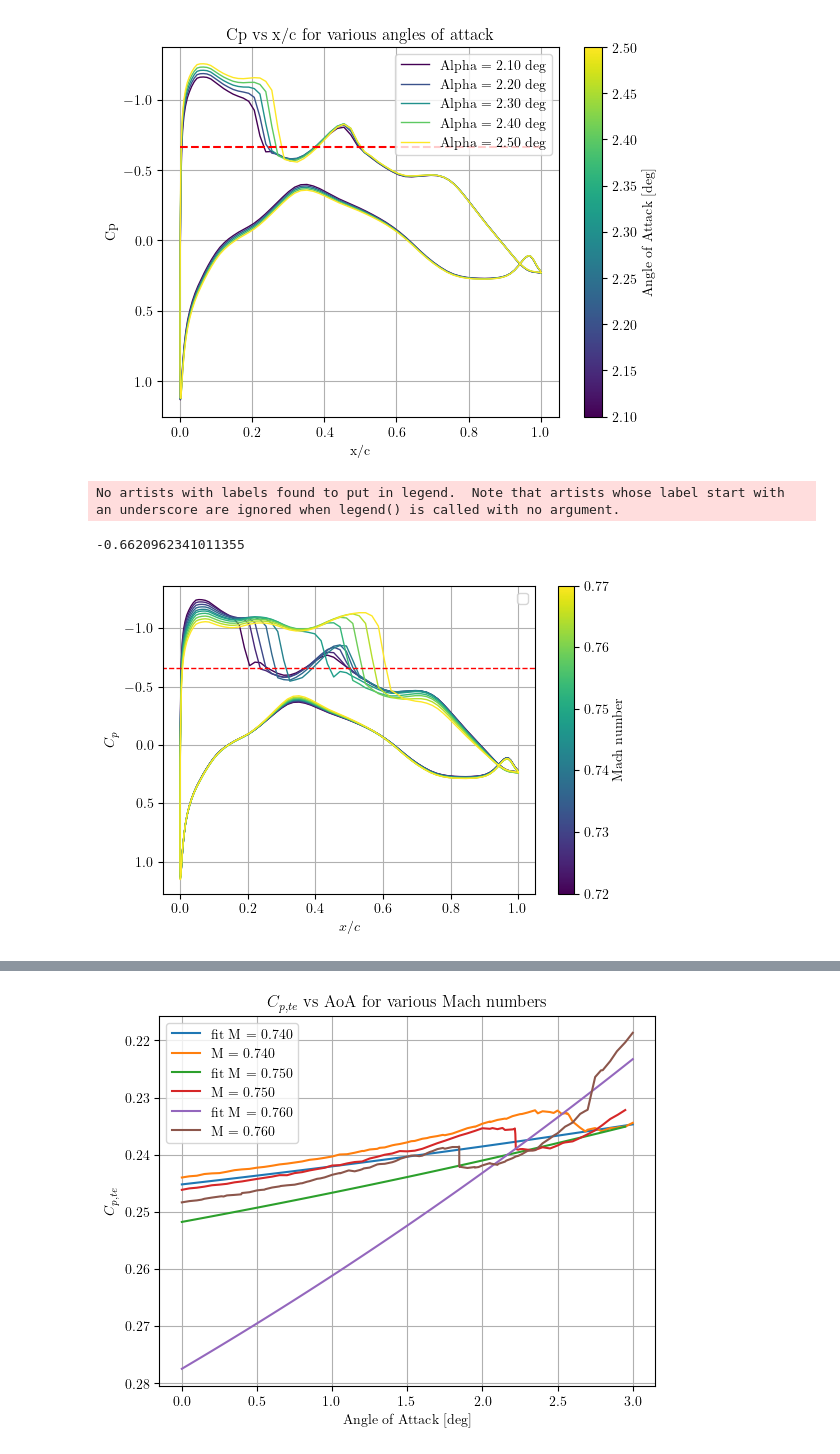
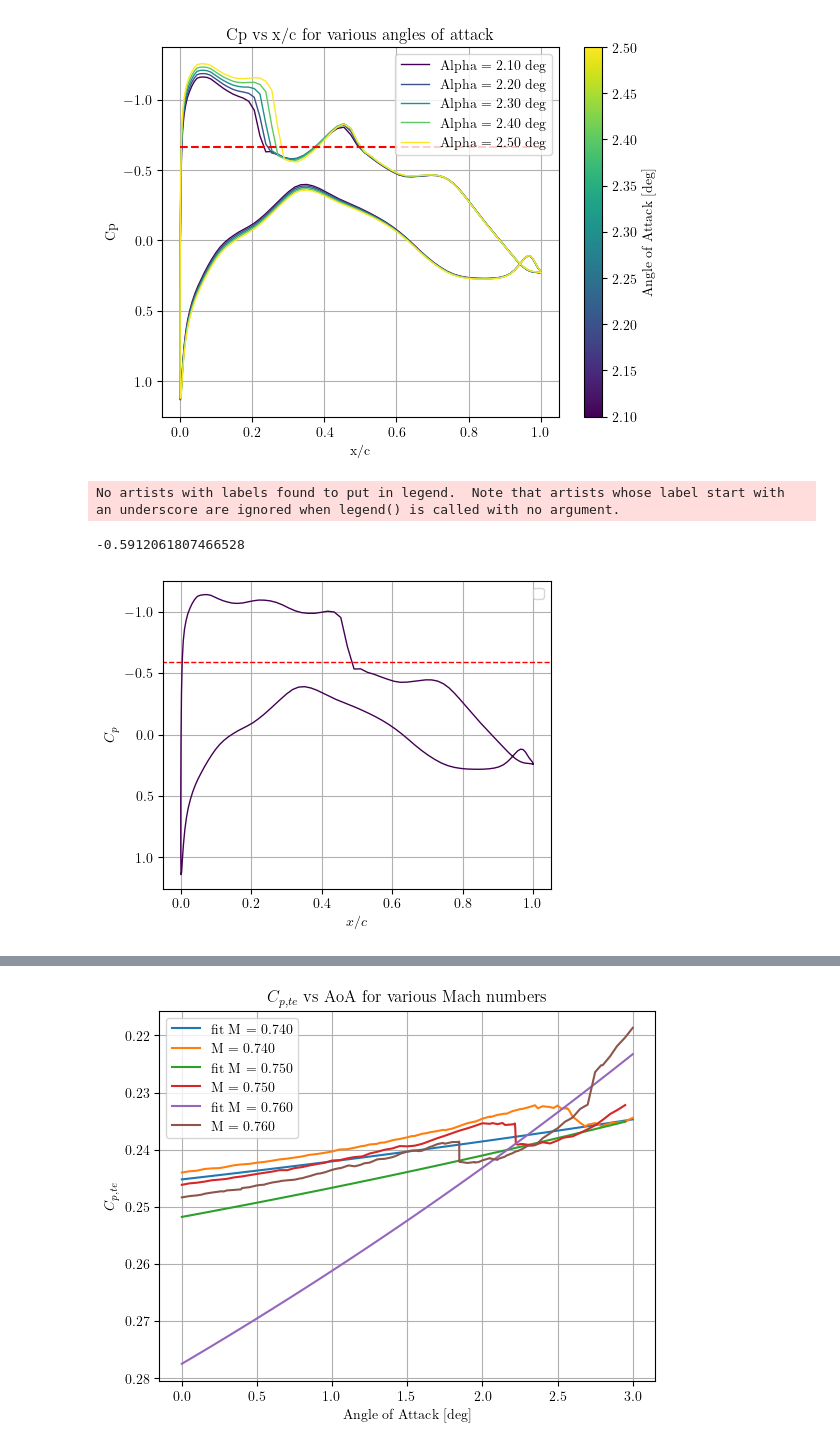
Before and after one commit to lpender3672/MEng-CW, a Jupyter notebook: IIB/4A7/transonic_wing/plot_cpte_vs_alpha.ipynb, the cells around one changed output, grey strips where cells are left out. Cells and saved outputs as stored; diff of their text form; code cells hidden in the pictures.

```diff
--- a/IIB/4A7/transonic_wing/plot_cpte_vs_alpha.ipynb
+++ b/IIB/4A7/transonic_wing/plot_cpte_vs_alpha.ipynb
@@ -81,44 +81,41 @@ nmach = 10
 alpha = 2.3
 machs = np.linspace(0.72, 0.77, nmach)
 cs = plt.cm.viridis(np.linspace(0, 1, nmach))
 
 # set figsize
-plt.figure(figsize=(6, 4))
+plt.figure(figsize=(5, 4))
 
 i = 0
 
-for m in machs:
-    res = App.run(m, alpha, 10)
-    if res is None:
-        continue
+M = 0.75
 
-    plt.plot(res.x, res.cp, color=cs[i], linewidth = 1)
+res = App.run(M, alpha, 10)
 
-    i += 1
+plt.plot(res.x, res.cp, color=cs[i], linewidth = 1)
+
+i += 1
 
 # add colourbar
 
-sm = plt.cm.ScalarMappable(cmap=plt.cm.viridis, norm=plt.Normalize(vmin=machs.min(), vmax=machs.max()))
-sm._A = []
-
-plt.colorbar(sm, label='Mach number')
-
+#sm = plt.cm.ScalarMappable(cmap=plt.cm.viridis, norm=plt.Normalize(vmin=machs.min(), vmax=machs.max()))
+#sm._A = []
+#plt.colorbar(sm, label='Mach number')
 cpstar = cpstar_from_mach(M)
 print(cpstar)
 plt.hlines(cpstar, -1, 2, 'r', '--', linewidth=1)
 plt.xlim(-0.05, 1.05)
 
 plt.xlabel('$x/c$')
 plt.ylabel('$C_p$')
 # invert y
 plt.gca().invert_yaxis()
 
 plt.grid()
 plt.legend()
 
 
 plt.savefig('figures/cp_vs_xc_machs.png', dpi=400)
 # %% [output]
 No artists with labels found to put in legend.  Note that artists whose label start with an underscore are ignored when legend() is called with no argument.
--0.6620962341011355
+-0.5912061807466528
-[figure, old version]
+[figure, new version]
```
Also changed, not shown: parts of 1 cell of this notebook, 6 other files.
